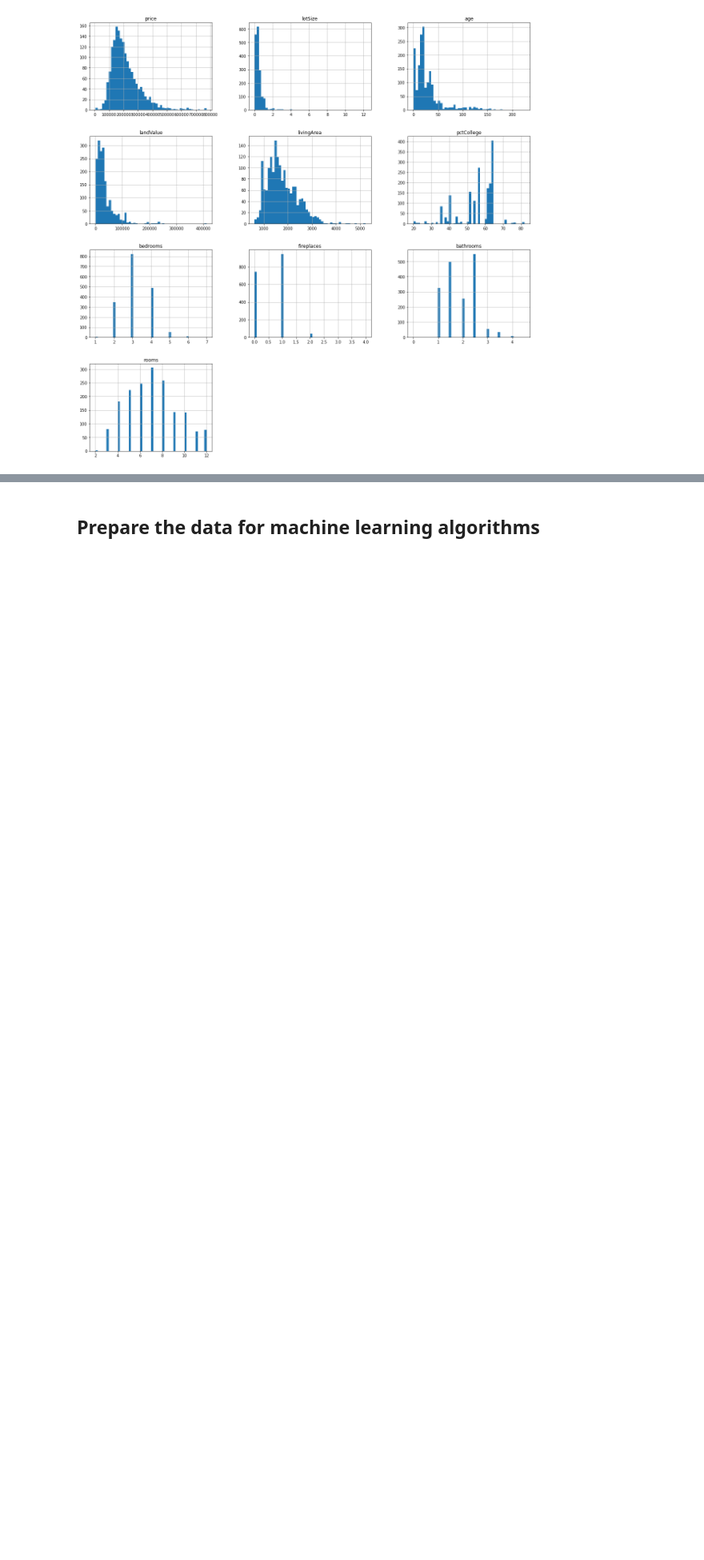
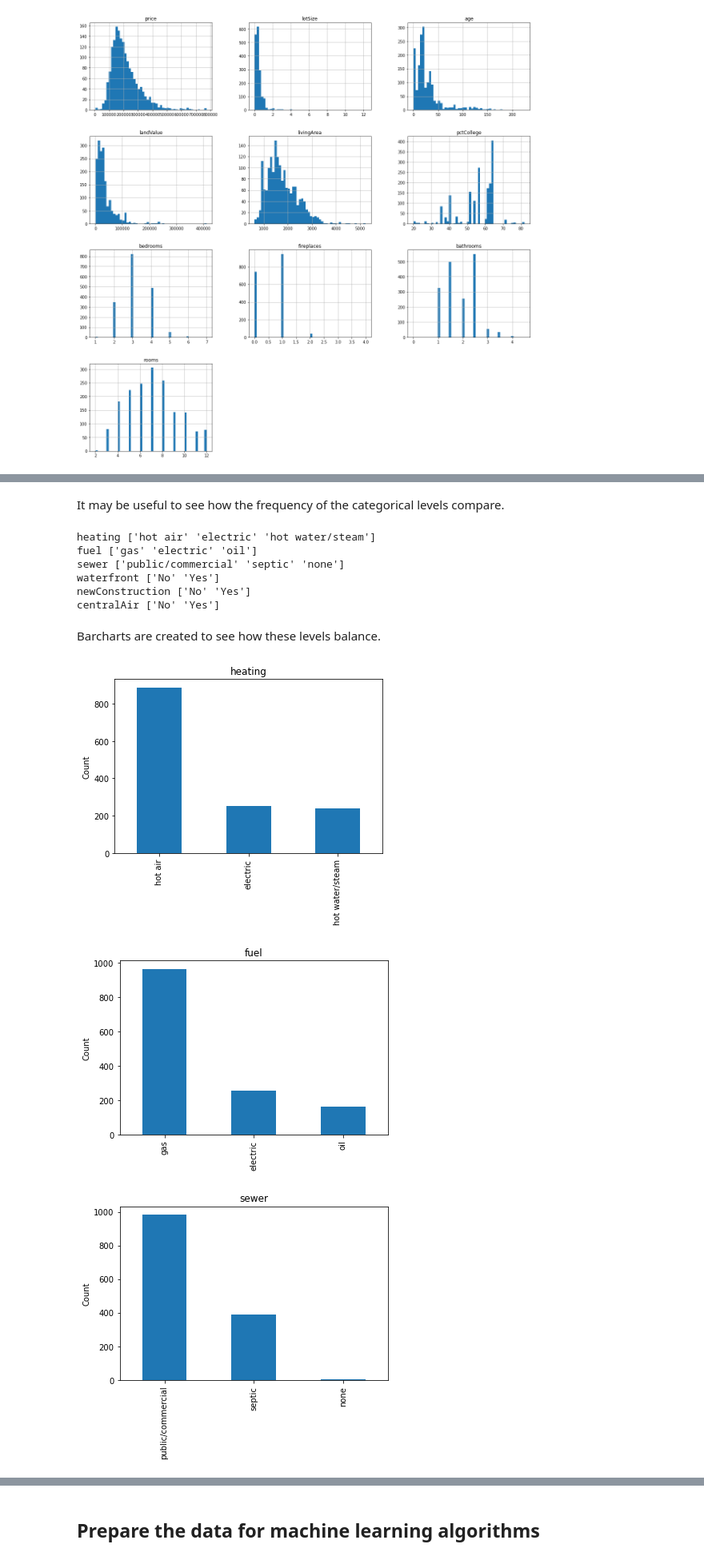
Before and after one commit to jaydenhooper/Predict-House-Prices, a Jupyter notebook: Assignment 1.ipynb, the cells around one changed output, grey strips where cells are left out. Shown: that part at 80% size. Drawn from its saved outputs; the diff is of its cells as text; code cells hidden in the pictures; blank space fills up the shorter version.

Commit message:
Explored relationships between variables further.

```diff
--- a/Assignment 1.ipynb
+++ b/Assignment 1.ipynb
@@ -64,10 +87,34 @@ houses.describe()
+# %% [markdown]
+It may be useful to see how the frequency of the categorical levels compare.
 # %%
 from sklearn.compose import make_column_selector as selector
 
 my_selector = selector(dtype_include=object)
 categorical = my_selector(houses)
 
-def unique_values(df, features):
-    [print("Feature:", feature, df[feature].unique()) for feature in features]
+# print the levels of the categorical variables
+def levels(df, features):
+    [print(feature, df[feature].unique()) for feature in features]
 
-unique_values(houses, categorical)
+levels(houses, categorical)
+# %% [output]
+heating ['hot air' 'electric' 'hot water/steam']
+fuel ['gas' 'electric' 'oil']
+sewer ['public/commercial' 'septic' 'none']
+waterfront ['No' 'Yes']
+newConstruction ['No' 'Yes']
+centralAir ['No' 'Yes']
+# %% [markdown]
+Barcharts are created to see how these levels balance.
+# %%
+def plot_categorical(df, features):
+    for feature in features:
+        df[feature].value_counts().plot(kind='bar')
+        plt.title(feature)
+        plt.ylabel('Count')
+        plt.show()
+plot_categorical(houses, categorical)
+# %% [output]
+[figure, added]
+[figure, added]
+[figure, added]
```
Also changed, not shown: parts of 20 cells of this notebook.
